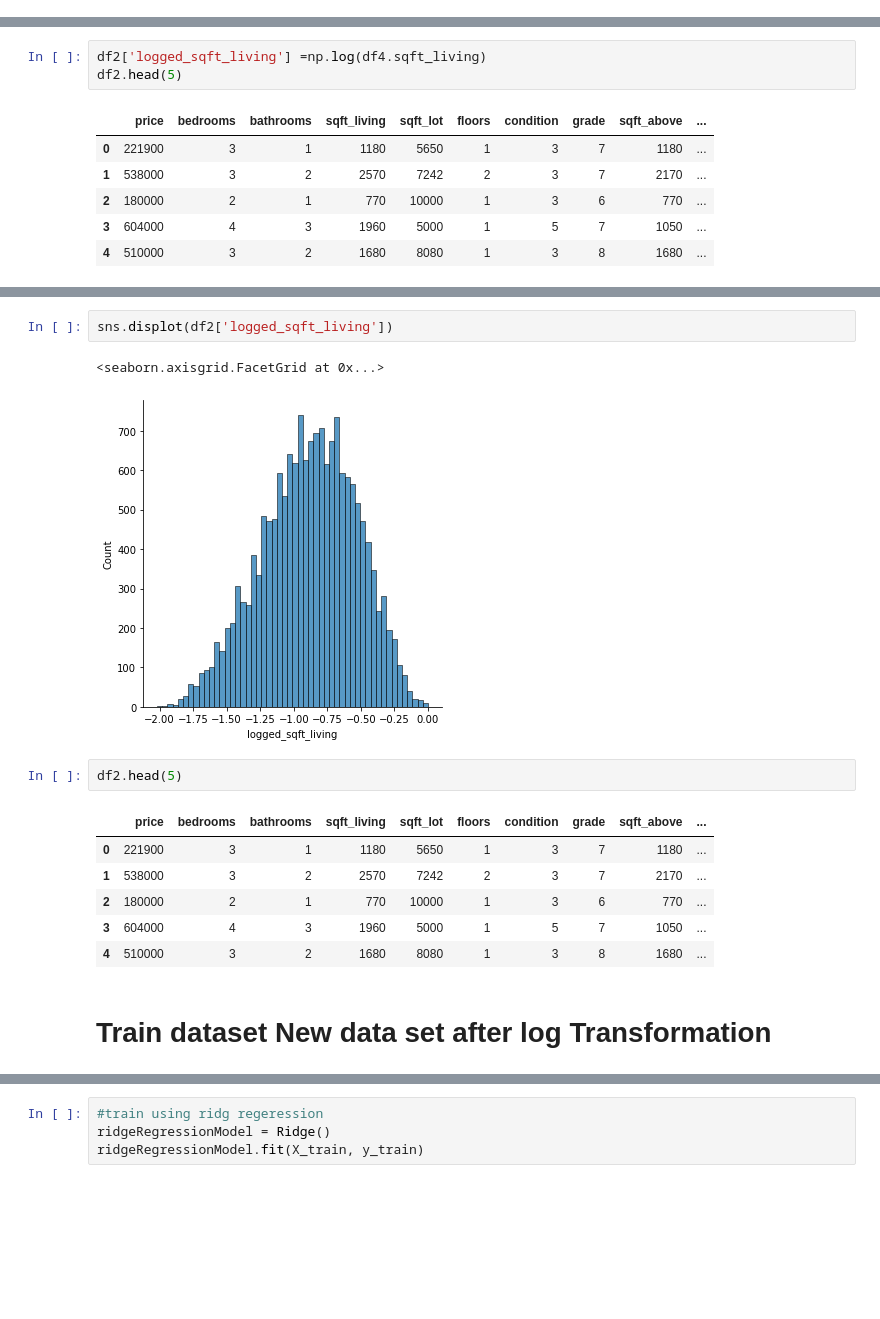
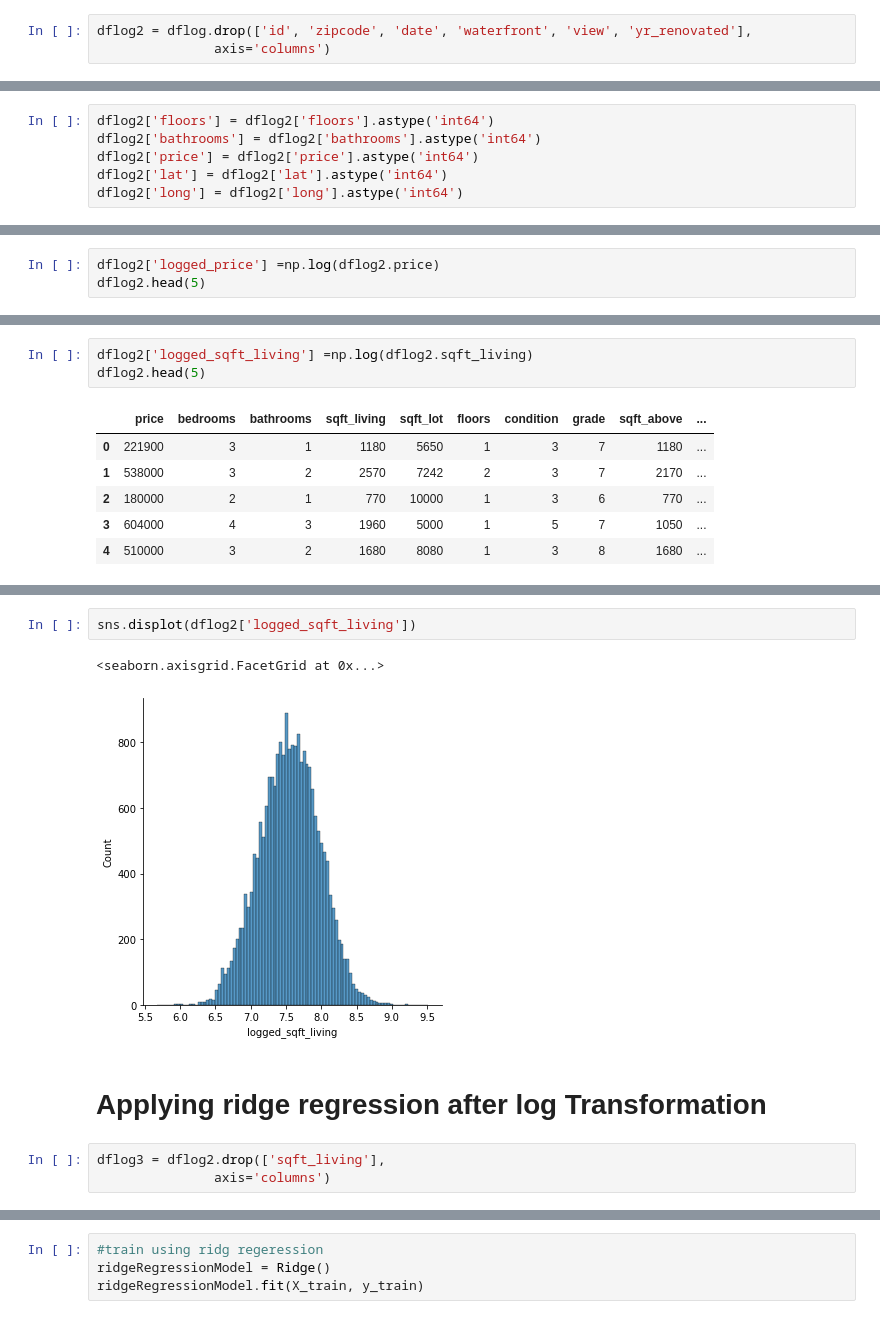
Before and after one commit to Sammanifer123/ML_Assigment_2, a Jupyter notebook: kc_house_IT19073460_ridge_regression.ipynb, the cells around one changed output, grey strips where cells are left out. Saved outputs shown, nothing was run; the diff lists cells and outputs as text; blank space fills up the shorter version.

Commit message:
Updatae Ridge Regression

```diff
--- a/kc_house_IT19073460_ridge_regression.ipynb
+++ b/kc_house_IT19073460_ridge_regression.ipynb
@@ -415,0 +431,3 @@ DistributionPlot(y_test,yplot_test_ridge)
+# %%
+dflog2 = dflog.drop(['id', 'zipcode', 'date', 'waterfront', 'view', 'yr_renovated'],
+               axis='columns')
@@ -415,0 +443,6 @@ DistributionPlot(y_test,yplot_test_ridge)
+# %%
+dflog2['floors'] = dflog2['floors'].astype('int64')
+dflog2['bathrooms'] = dflog2['bathrooms'].astype('int64')
+dflog2['price'] = dflog2['price'].astype('int64')
+dflog2['lat'] = dflog2['lat'].astype('int64')
+dflog2['long'] = dflog2['long'].astype('int64')
@@ -417,0 +458,3 @@ DistributionPlot(y_test,yplot_test_ridge)
+# %%
+dflog2['logged_price'] =np.log(dflog2.price)
+dflog2.head(5)
@@ -445,6 +489,6 @@ sns.displot(df2['sqft_living'])
 # %%
-df2['logged_sqft_living'] =np.log(df4.sqft_living)
-df2.head(5)
+dflog2['logged_sqft_living'] =np.log(dflog2.sqft_living)
+dflog2.head(5)
 # %% [output]
 |  | price | bedrooms | bathrooms | sqft_living | sqft_lot | floors | condition | grade | sqft_above | ... |
 | 0 | 221900 | 3 | 1 | 1180 | 5650 | 1 | 3 | 7 | 1180 | ... |
@@ -457,17 +507,11 @@ df2.head(5)
 # %%
-sns.displot(df2['logged_sqft_living'])
+sns.displot(dflog2['logged_sqft_living'])
 # %% [output]
 <seaborn.axisgrid.FacetGrid at 0x...>
-[figure, old version]
+[figure, new version]
-# %%
-df2.head(5)
-# %% [output]
-|  | price | bedrooms | bathrooms | sqft_living | sqft_lot | floors | condition | grade | sqft_above | ... |
-| 0 | 221900 | 3 | 1 | 1180 | 5650 | 1 | 3 | 7 | 1180 | ... |
-| 1 | 538000 | 3 | 2 | 2570 | 7242 | 2 | 3 | 7 | 2170 | ... |
-| 2 | 180000 | 2 | 1 | 770 | 10000 | 1 | 3 | 6 | 770 | ... |
-| 3 | 604000 | 4 | 3 | 1960 | 5000 | 1 | 5 | 7 | 1050 | ... |
-| 4 | 510000 | 3 | 2 | 1680 | 8080 | 1 | 3 | 8 | 1680 | ... |
 # %% [markdown]
-# Train dataset New data set after log Transformation
+# Applying ridge regression after log Transformation
+# %%
+dflog3 = dflog2.drop(['sqft_living'],
+               axis='columns')
 # %%
```
Also changed, not shown: parts of 57 cells of this notebook.
